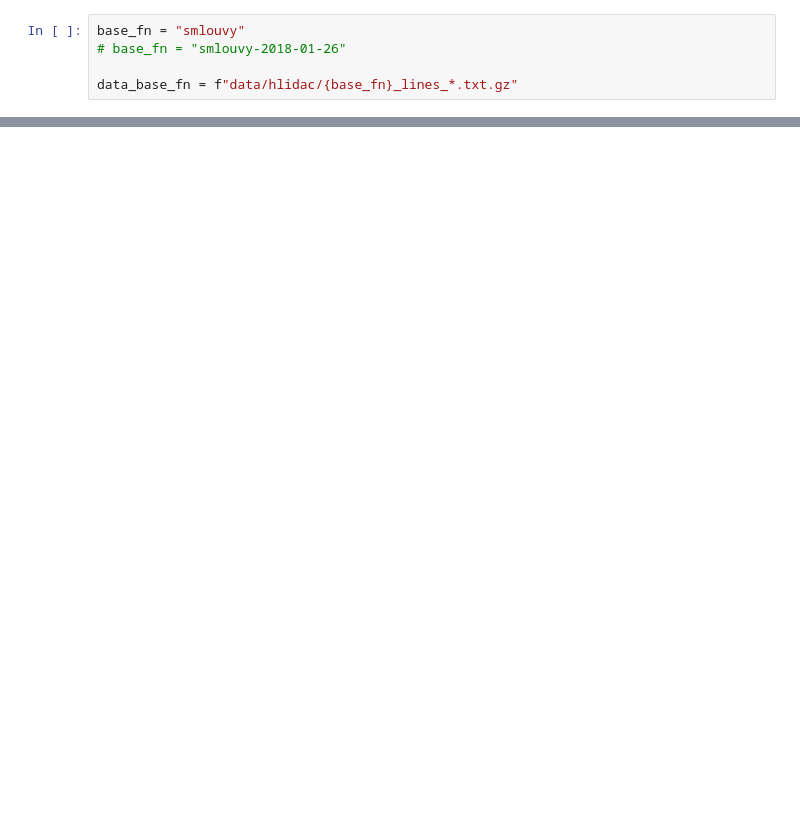
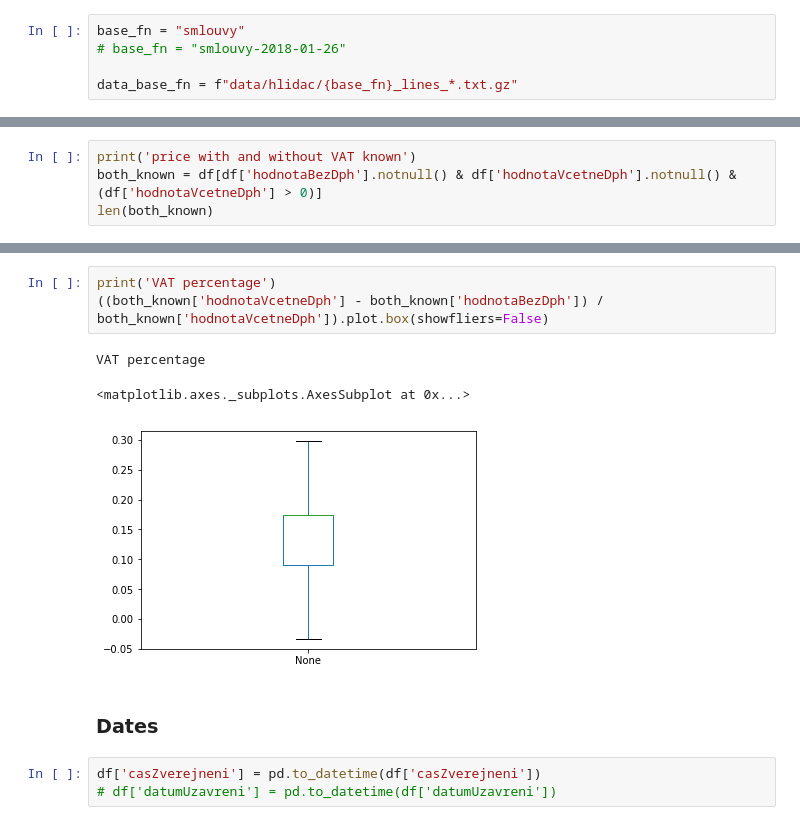
Before and after one commit to fsrajer/hlidac-statu-data-explore, a Jupyter notebook: explore.ipynb, the cells around one changed output, grey strips where cells are left out. Saved outputs shown, nothing was run; the diff lists cells and outputs as text; blank space fills up the shorter version.

```diff
--- a/explore.ipynb
+++ b/explore.ipynb
@@ -31,0 +121,4 @@ df.nunique()
+# %%
+print('price with and without VAT known')
+both_known = df[df['hodnotaBezDph'].notnull() & df['hodnotaVcetneDph'].notnull() & (df['hodnotaVcetneDph'] > 0)]
+len(both_known)
@@ -31,0 +143,12 @@ df.nunique()
+# %%
+print('VAT percentage')
+((both_known['hodnotaVcetneDph'] - both_known['hodnotaBezDph']) / both_known['hodnotaVcetneDph']).plot.box(showfliers=False)
+# %% [output]
+VAT percentage
+<matplotlib.axes._subplots.AxesSubplot at 0x...>
+[figure, added]
+# %% [markdown]
+### Dates
+# %%
+df['casZverejneni'] = pd.to_datetime(df['casZverejneni'])
+# df['datumUzavreni'] = pd.to_datetime(df['datumUzavreni'])
```
Also changed, not shown: parts of 35 cells of this notebook.
